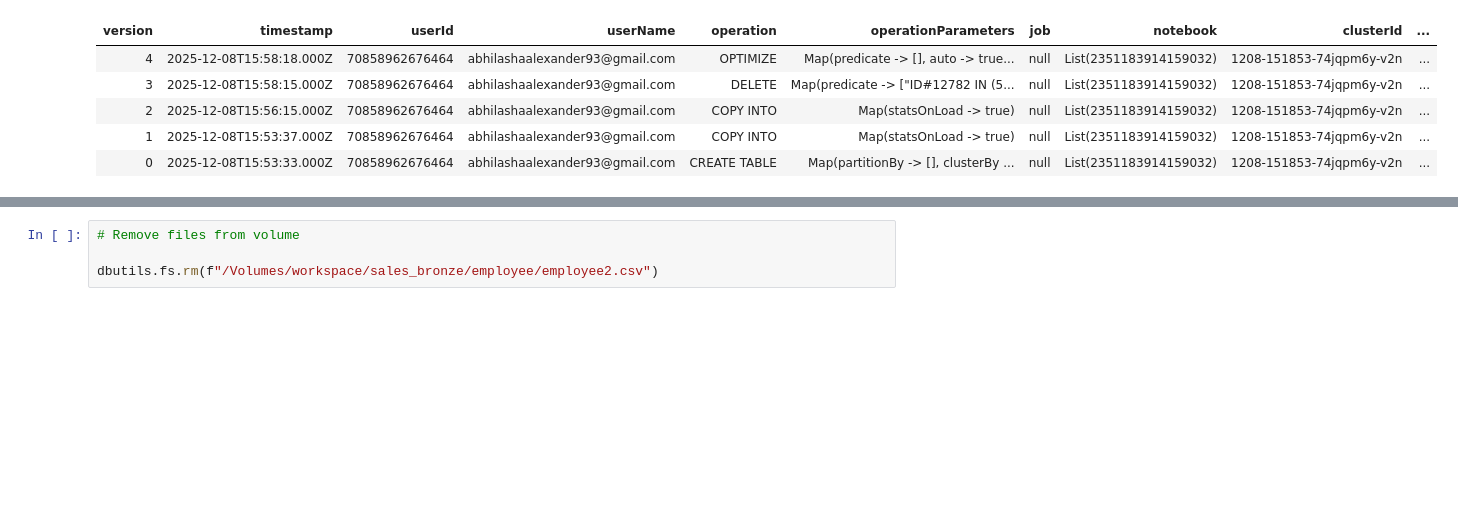
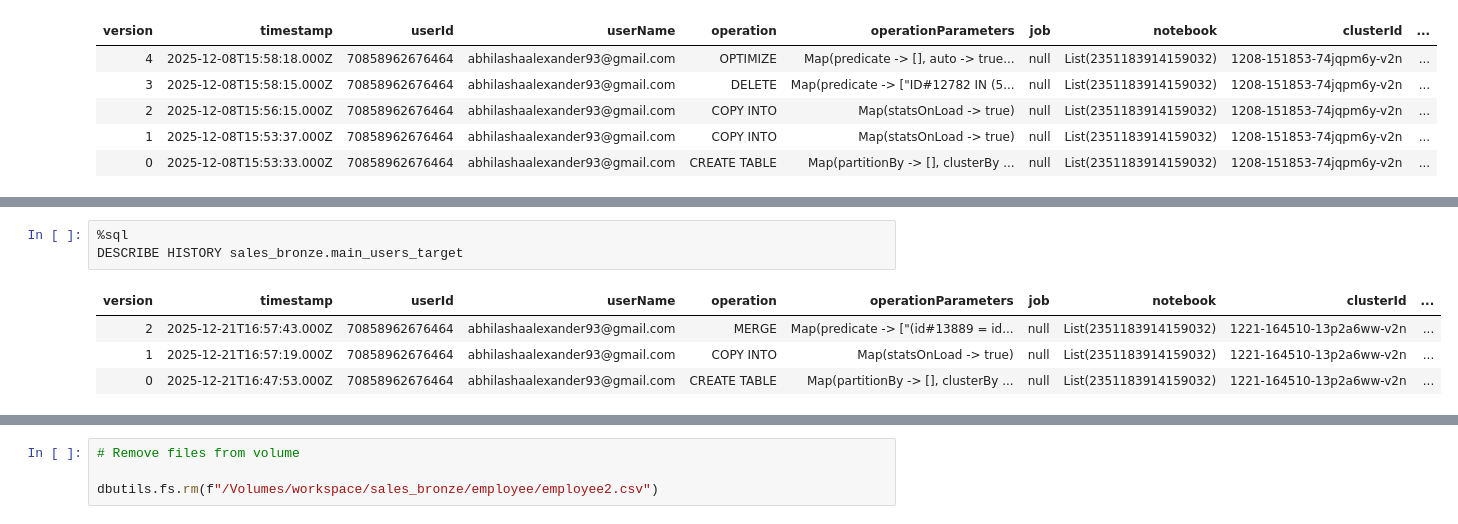
Before and after one commit to abhilasha-alexander/DB_Stuff, a Jupyter notebook: Data Ingestion Example.ipynb, the cells around one changed output, grey strips where cells are left out. Cells and saved outputs as stored; diff of their text form; blank space fills up the shorter version.

```diff
--- a/Data Ingestion Example.ipynb
+++ b/Data Ingestion Example.ipynb
@@ -103,0 +177,8 @@ DESCRIBE HISTORY sales_bronze.employee
+# %%
+%sql
+DESCRIBE HISTORY sales_bronze.main_users_target
+# %% [output]
+| version | timestamp | userId | userName | operation | operationParameters | job | notebook | clusterId | ... |
+| 2 | 2025-12-21T16:57:43.000Z | 70858962676464 | abhilashaalexander93@gmail.com | MERGE | Map(predicate -> ["(id#13889 = id... | null | List(2351183914159032) | 1221-164510-13p2a6ww-v2n | ... |
+| 1 | 2025-12-21T16:57:19.000Z | 70858962676464 | abhilashaalexander93@gmail.com | COPY INTO | Map(statsOnLoad -> true) | null | List(2351183914159032) | 1221-164510-13p2a6ww-v2n | ... |
+| 0 | 2025-12-21T16:47:53.000Z | 70858962676464 | abhilashaalexander93@gmail.com | CREATE TABLE | Map(partitionBy -> [], clusterBy ... | null | List(2351183914159032) | 1221-164510-13p2a6ww-v2n | ... |
```
Also changed, not shown: parts of 18 cells of this notebook.
